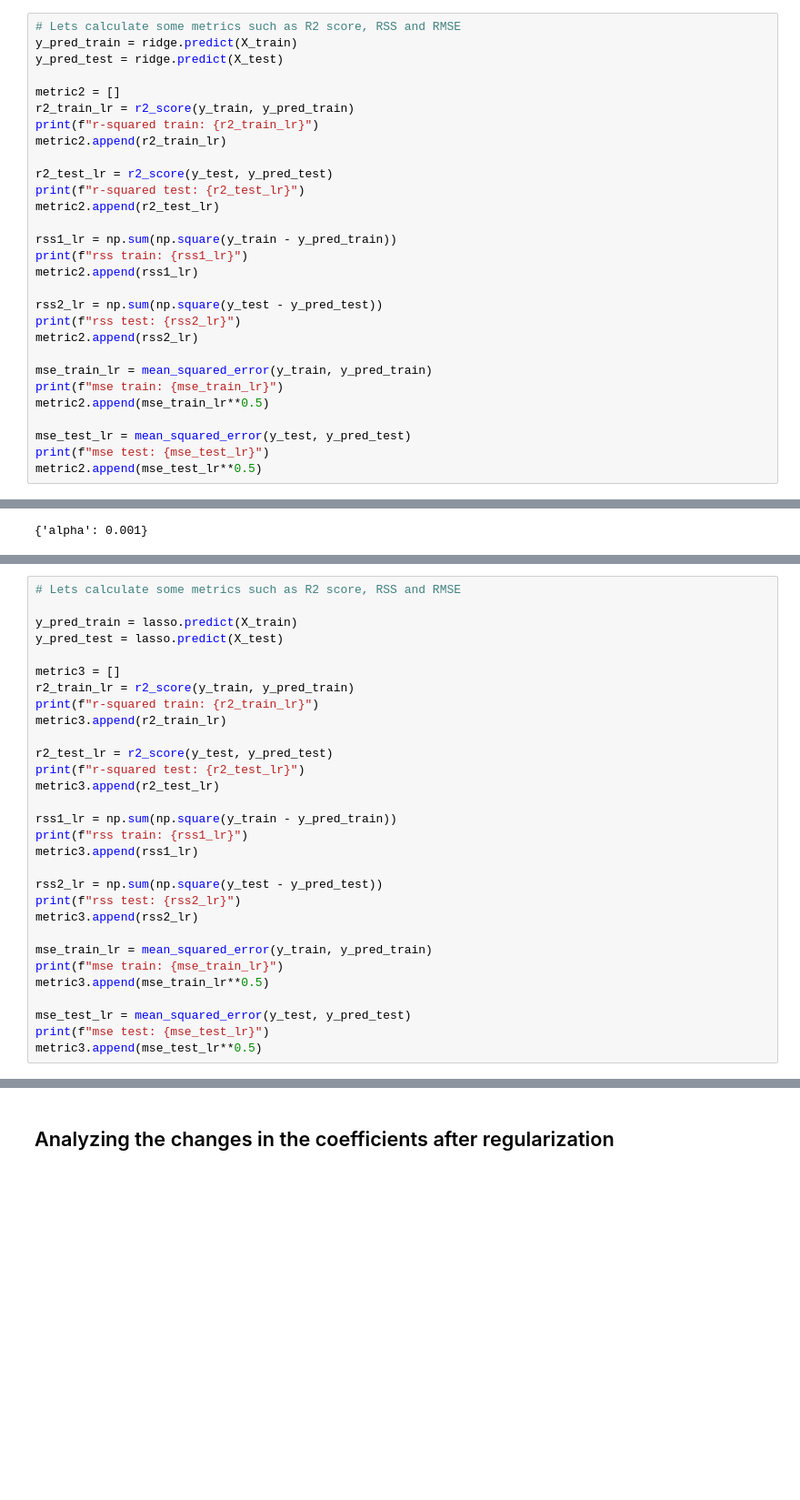
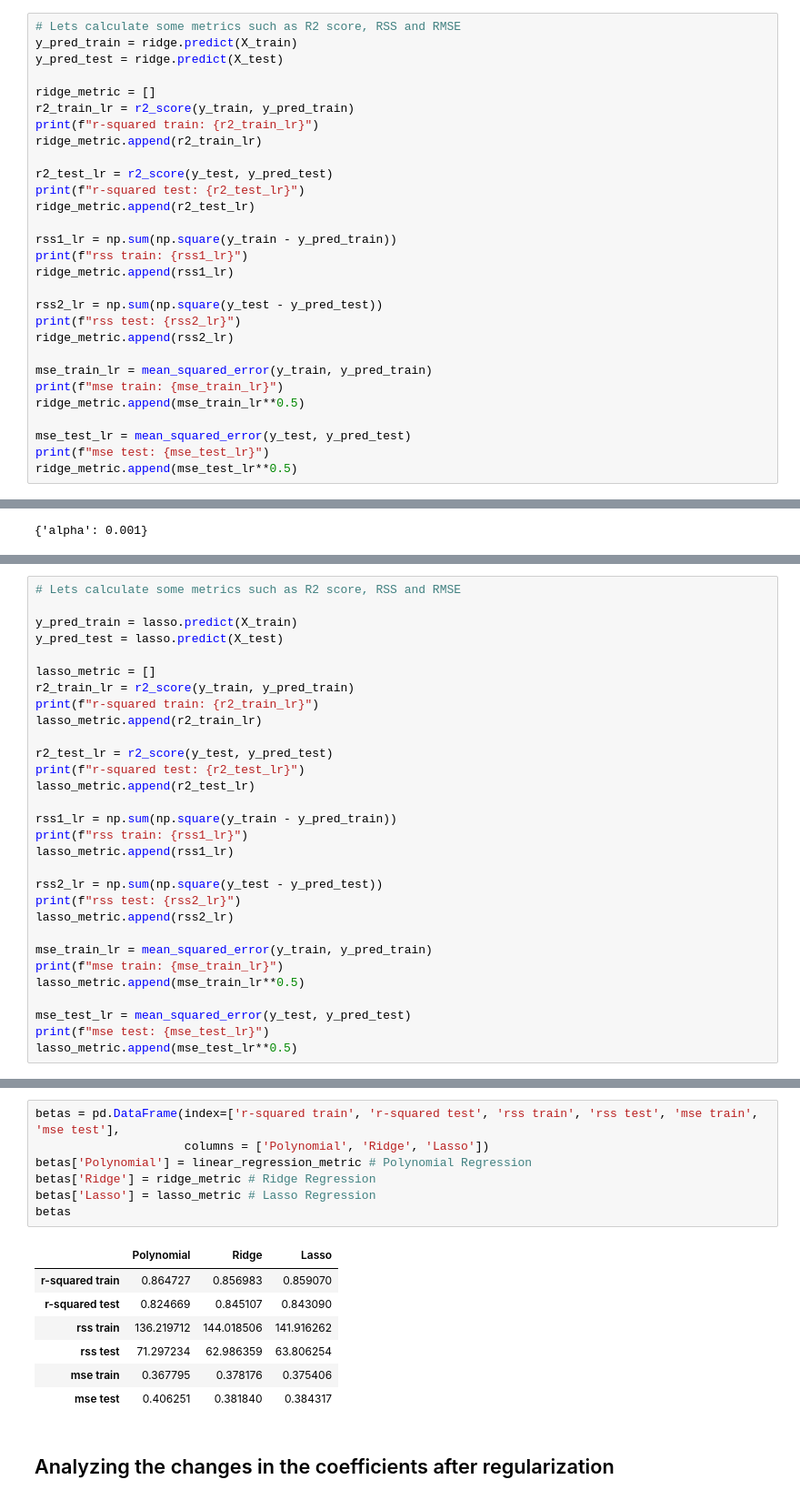
Before and after one commit to rahul2july/housingpriceprediction, a Jupyter notebook: Housing_Price_Prediction.ipynb, the cells around one changed output, grey strips where cells are left out. Shown at 91% size. Cells and saved outputs as stored; diff of their text form; blank space fills up the shorter version.

```diff
--- a/Housing_Price_Prediction.ipynb
+++ b/Housing_Price_Prediction.ipynb
@@ -936,28 +1206,28 @@ print(ridge.coef_)
 y_pred_train = ridge.predict(X_train)
 y_pred_test = ridge.predict(X_test)
 
-metric2 = []
+ridge_metric = []
 r2_train_lr = r2_score(y_train, y_pred_train)
 print(f"r-squared train: {r2_train_lr}")
-metric2.append(r2_train_lr)
+ridge_metric.append(r2_train_lr)
 
 r2_test_lr = r2_score(y_test, y_pred_test)
 print(f"r-squared test: {r2_test_lr}")
-metric2.append(r2_test_lr)
+ridge_metric.append(r2_test_lr)
 
 rss1_lr = np.sum(np.square(y_train - y_pred_train))
 print(f"rss train: {rss1_lr}")
-metric2.append(rss1_lr)
+ridge_metric.append(rss1_lr)
 
 rss2_lr = np.sum(np.square(y_test - y_pred_test))
 print(f"rss test: {rss2_lr}")
-metric2.append(rss2_lr)
+ridge_metric.append(rss2_lr)
 
 mse_train_lr = mean_squared_error(y_train, y_pred_train)
 print(f"mse train: {mse_train_lr}")
-metric2.append(mse_train_lr**0.5)
+ridge_metric.append(mse_train_lr**0.5)
 
 mse_test_lr = mean_squared_error(y_test, y_pred_test)
 print(f"mse test: {mse_test_lr}")
-metric2.append(mse_test_lr**0.5)
+ridge_metric.append(mse_test_lr**0.5)
 # %% [output]
@@ -1035,27 +1335,27 @@ lasso_coef.sort_values(by='Coef',ascending=False).head(10)
 y_pred_train = lasso.predict(X_train)
 y_pred_test = lasso.predict(X_test)
 
-metric3 = []
+lasso_metric = []
 r2_train_lr = r2_score(y_train, y_pred_train)
 print(f"r-squared train: {r2_train_lr}")
-metric3.append(r2_train_lr)
+lasso_metric.append(r2_train_lr)
 
 r2_test_lr = r2_score(y_test, y_pred_test)
 print(f"r-squared test: {r2_test_lr}")
-metric3.append(r2_test_lr)
+lasso_metric.append(r2_test_lr)
 
 rss1_lr = np.sum(np.square(y_train - y_pred_train))
 print(f"rss train: {rss1_lr}")
-metric3.append(rss1_lr)
+lasso_metric.append(rss1_lr)
 
 rss2_lr = np.sum(np.square(y_test - y_pred_test))
 print(f"rss test: {rss2_lr}")
-metric3.append(rss2_lr)
+lasso_metric.append(rss2_lr)
 
 mse_train_lr = mean_squared_error(y_train, y_pred_train)
 print(f"mse train: {mse_train_lr}")
-metric3.append(mse_train_lr**0.5)
+lasso_metric.append(mse_train_lr**0.5)
 
 mse_test_lr = mean_squared_error(y_test, y_pred_test)
 print(f"mse test: {mse_test_lr}")
-metric3.append(mse_test_lr**0.5)
+lasso_metric.append(mse_test_lr**0.5)
@@ -1062,3 +1382,18 @@ metric3.append(mse_test_lr**0.5)
+# %%
+betas = pd.DataFrame(index=['r-squared train', 'r-squared test', 'rss train', 'rss test', 'mse train', 'mse test'],
+                     columns = ['Polynomial', 'Ridge', 'Lasso'])
+betas['Polynomial'] = linear_regression_metric # Polynomial Regression
+betas['Ridge'] = ridge_metric # Ridge Regression
+betas['Lasso'] = lasso_metric # Lasso Regression
+betas
+# %% [output]
+|  | Polynomial | Ridge | Lasso |
+| r-squared train | 0.864727 | 0.856983 | 0.859070 |
+| r-squared test | 0.824669 | 0.845107 | 0.843090 |
+| rss train | 136.219712 | 144.018506 | 141.916262 |
+| rss test | 71.297234 | 62.986359 | 63.806254 |
+| mse train | 0.367795 | 0.378176 | 0.375406 |
+| mse test | 0.406251 | 0.381840 | 0.384317 |
 # %% [markdown]
 ## Analyzing the changes in the coefficients after regularization
 # %%
```
Also changed, not shown: parts of 83 cells of this notebook.
